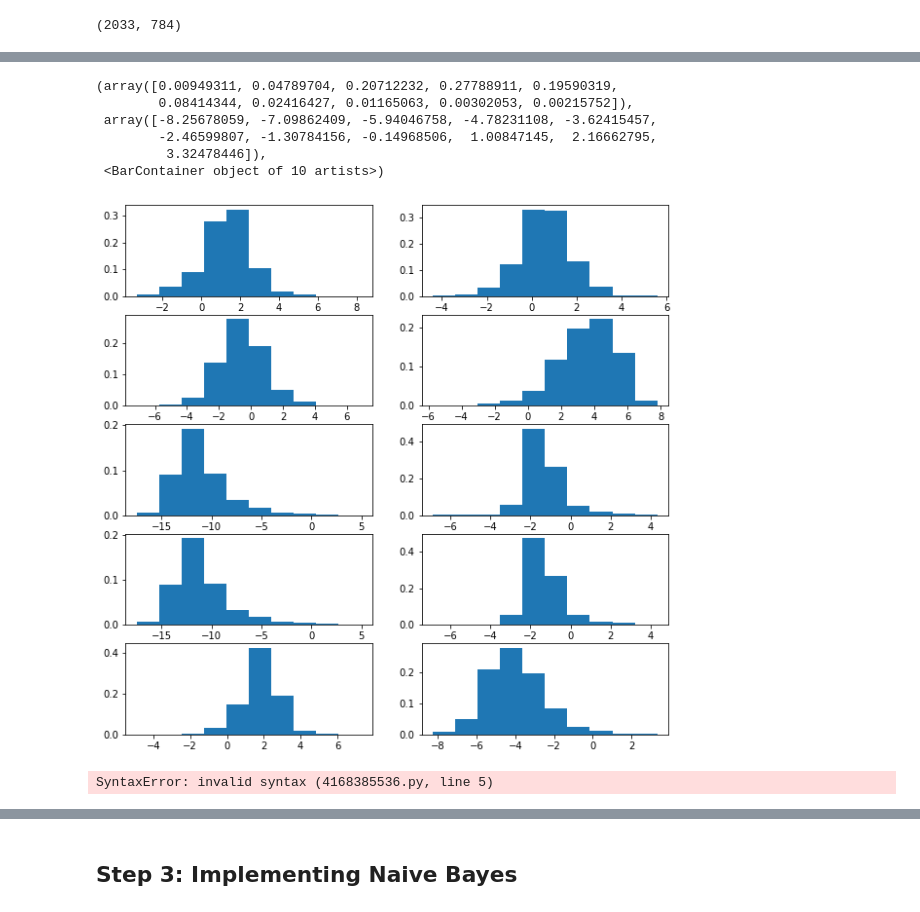
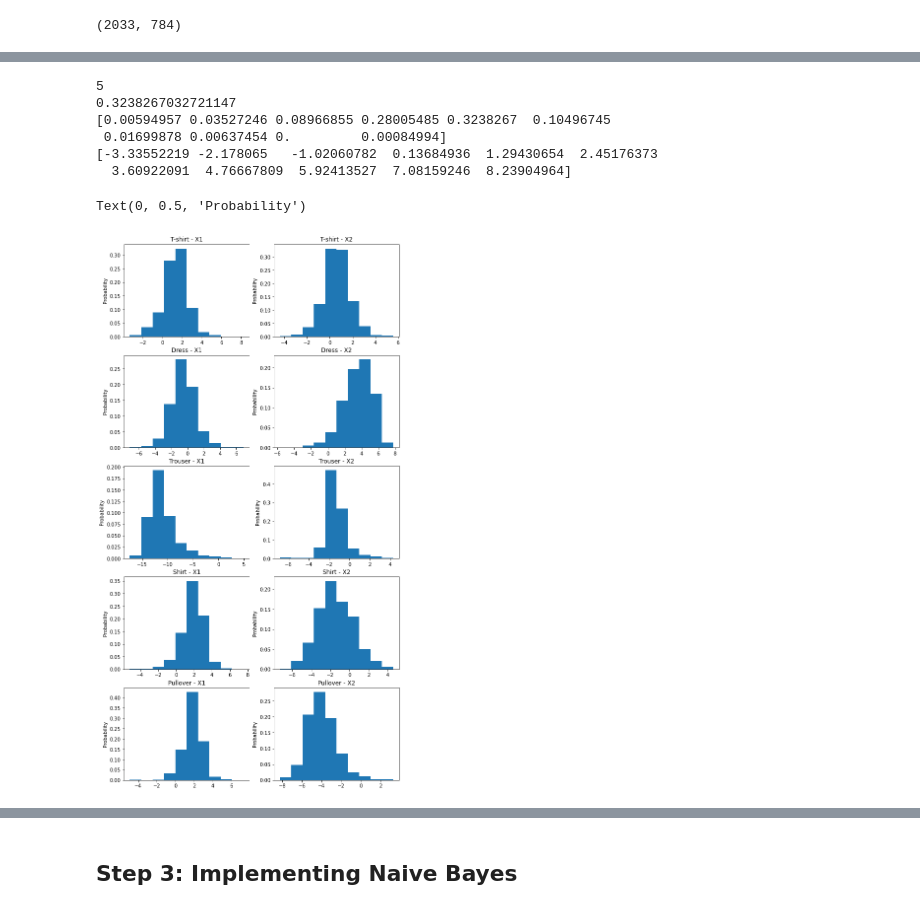
Before and after one commit to PetyaPetrova96/clasifying-clothing-types-, a Jupyter notebook: steps.ipynb, the cells around one changed output, grey strips where cells are left out. Saved outputs shown, nothing was run; the diff lists cells and outputs as text; code cells hidden in the pictures.

Commit message:
programmed naive bayes from scratch, IT WORKS, very well with trousers!

```diff
--- a/steps.ipynb
+++ b/steps.ipynb
@@ -316,37 +365,70 @@ plt.scatter(shirts_proj_x1,shirts_proj_x2)
 # %%
 
 
+fig, axs = plt.subplots(5, 2, figsize=(10, 20))
 
-fig, axs = plt.subplots(5, 2, figsize=(10, 10))
+k,bins,patches = axs[0, 0].hist(tshirt_proj_x1, density = 1)
+bin_index = np.digitize(2,bins)
+print(bin_index)
 
-axs[0, 0].hist(tshirt_proj_x1, density = 1)
+if 0<bin_index<len(bins):
+    binprob = k[bin_index-1]
+else:
+    binprob = 0
+
+print(binprob)
+
+print(k)
+print(bins)
+
+
+
+
+axs[0, 0].set_title('T-shirt - X1')
+axs[0,0].set_ylabel('Probability')
+
 axs[0, 1].hist(tshirt_proj_x2, density = 1)
+axs[0, 1].set_title('T-shirt - X2')
+axs[0,1].set_ylabel('Probability')
 
 axs[1, 0].hist(dress_proj_x1, density = 1)
+axs[1,0].set_title('Dress - X1')
+axs[1,0].set_ylabel('Probability')
+
 axs[1, 1].hist(dress_proj_x2, density = 1)
+axs[1,1].set_title('Dress - X2')
+axs[1,1].set_ylabel('Probability')
 
 axs[2, 0].hist(trouser_proj_x1, density = 1)
+axs[2, 0].set_title('Trouser - X1')
+axs[2,0].set_ylabel('Probability')
+
 axs[2, 1].hist(trouser_proj_x2, density = 1)
+axs[2, 1].set_title('Trouser - X2')
+axs[2,1].set_ylabel('Probability')
 
 
-axs[3, 0].hist(trouser_proj_x1, density = 1)
-axs[3, 1].hist(trouser_proj_x2, density = 1)
+axs[3, 0].hist(shirts_proj_x1, density = 1)
+axs[3, 0].set_title('Shirt - X1')
+axs[3, 0].set_ylabel('Probability')
+
+axs[3, 1].hist(shirts_proj_x2, density = 1)
+axs[3, 1].set_title('Shirt - X2')
+axs[3, 1].set_ylabel('Probability')
 
 axs[4, 0].hist(pullover_proj_x1, density = 1)
+axs[4, 0].set_title('Pullover - X1')
+axs[4, 0].set_ylabel('Probability')
+
 axs[4, 1].hist(pullover_proj_x2, density = 1)
+axs[4, 1].set_title('Pullover - X2')
+axs[4, 1].set_ylabel('Probability')
 # %% [output]
-(array([0.00949311, 0.04789704, 0.20712232, 0.27788911, 0.19590319,
-        0.08414344, 0.02416427, 0.01165063, 0.00302053, 0.00215752]),
- array([-8.25678059, -7.09862409, -5.94046758, -4.78231108, -3.62415457,
-        -2.46599807, -1.30784156, -0.14968506,  1.00847145,  2.16662795,
-         3.32478446]),
- <BarContainer object of 10 artists>)
+5
+0.3238267032721147
+[0.00594957 0.03527246 0.08966855 0.28005485 0.3238267  0.10496745
+ 0.01699878 0.00637454 0.         0.00084994]
+[-3.33552219 -2.178065   -1.02060782  0.13684936  1.29430654  2.45176373
+  3.60922091  4.76667809  5.92413527  7.08159246  8.23904964]
+Text(0, 0.5, 'Probability')
-[figure, old version]
+[figure, new version]
-# %%
-arr = (array([ 22., 111., 480., 644., 454., 195.,  56.,  27.,   7.,   5.]),
- array([-8.25678059, -7.09862409, -5.94046758, -4.78231108, -3.62415457,
-        -2.46599807, -1.30784156, -0.14968506,  1.00847145,  2.16662795,
-         3.32478446])
-644/np.sum(arr[0])
-# %% [output]
-SyntaxError: invalid syntax (4168385536.py, line 5)
```
Also changed, not shown: parts of 7 cells of this notebook.
